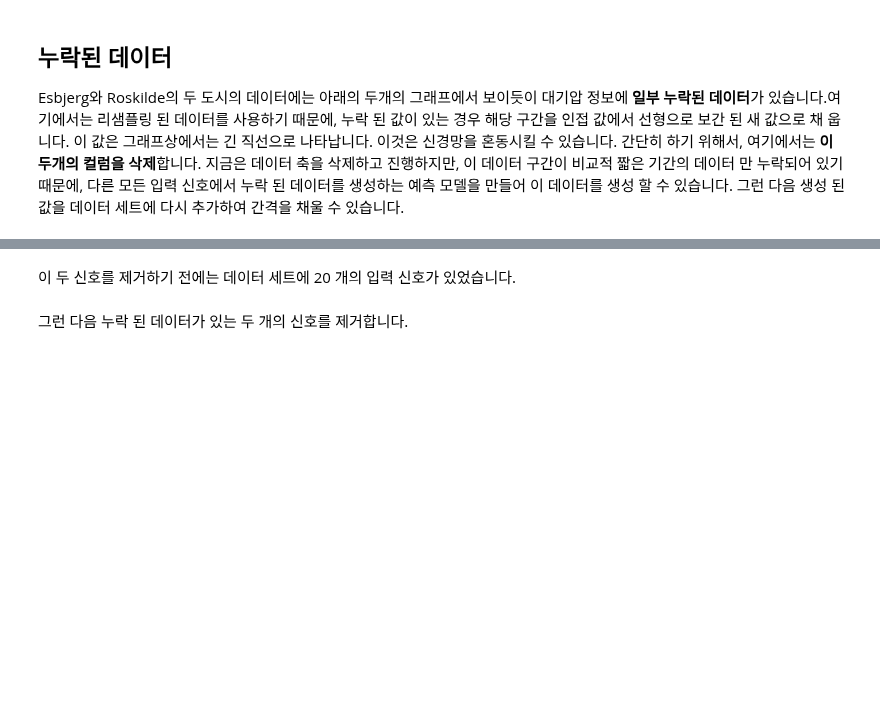
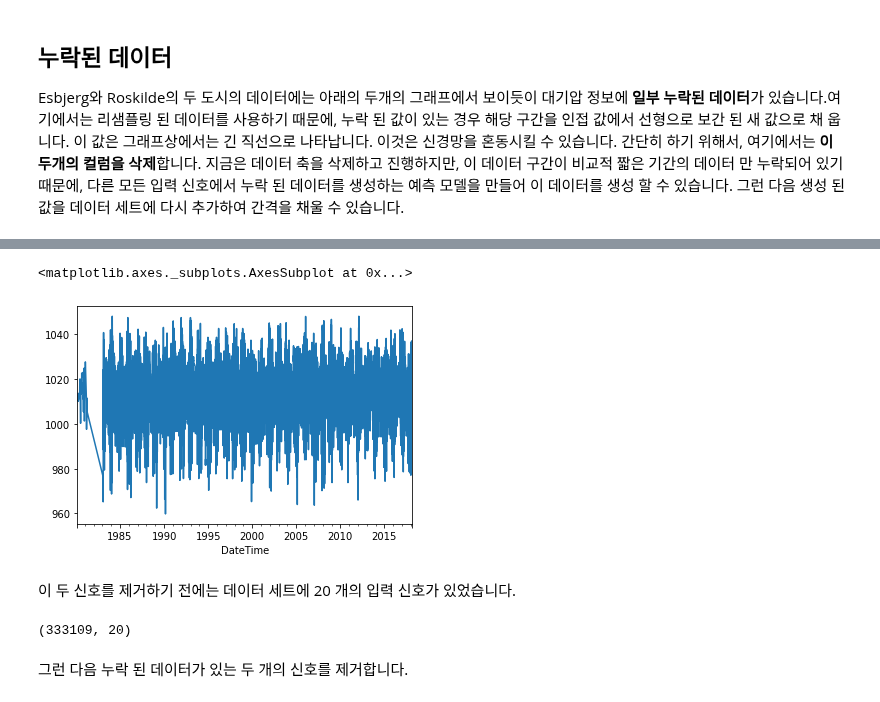
Before and after one commit to sturu1/THU-PM, a Jupyter notebook: Copy_of_7_Time_Series_Problem_using_RNN_ipynb의_사본.ipynb, the cells around one changed output, grey strips where cells are left out. Drawn from its saved outputs; the diff is of its cells as text; code cells hidden in the pictures; blank space fills up the shorter version.

```diff
--- a/Copy_of_7_Time_Series_Problem_using_RNN_ipynb의_사본.ipynb
+++ b/Copy_of_7_Time_Series_Problem_using_RNN_ipynb의_사본.ipynb
@@ -71,4 +141,13 @@ Esbjerg와 Roskilde의 두 도시의 데이터에는 아래의 두개의 그래
+# %%
+df['Roskilde']['Pressure'].plot()
+# %% [output]
+<matplotlib.axes._subplots.AxesSubplot at 0x...>
+[figure, added]
 # %% [markdown]
 이 두 신호를 제거하기 전에는 데이터 세트에 20 개의 입력 신호가 있었습니다.
+# %%
+df.values.shape
+# %% [output]
+(333109, 20)
 # %% [markdown]
 그런 다음 누락 된 데이터가 있는 두 개의 신호를 제거합니다.
```
Also changed, not shown: parts of 13 cells of this notebook.
